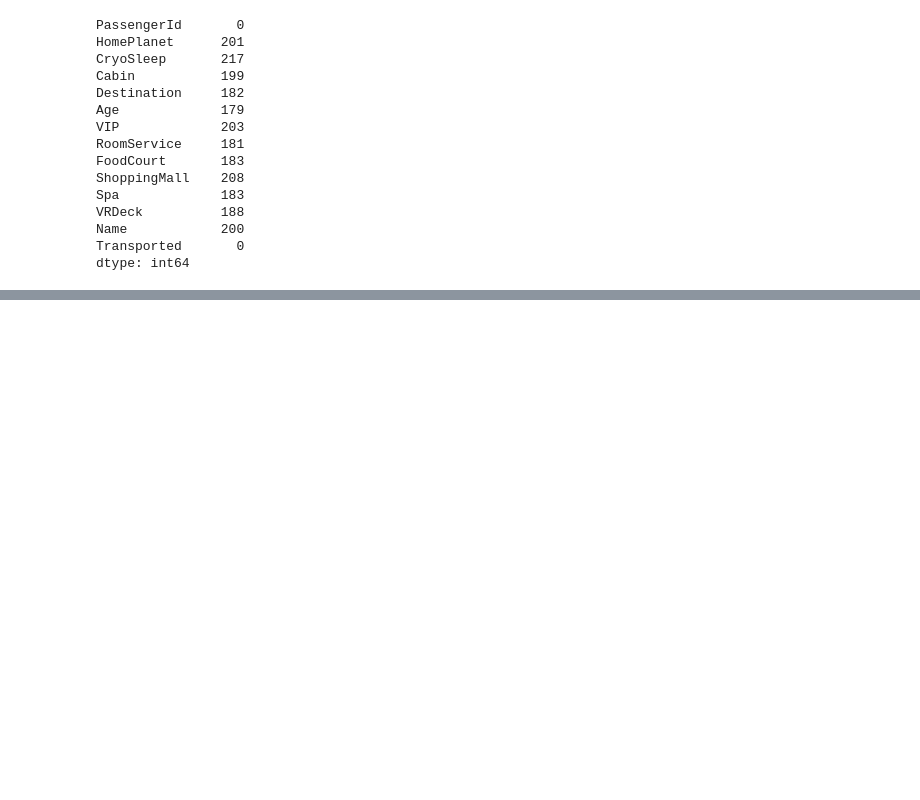
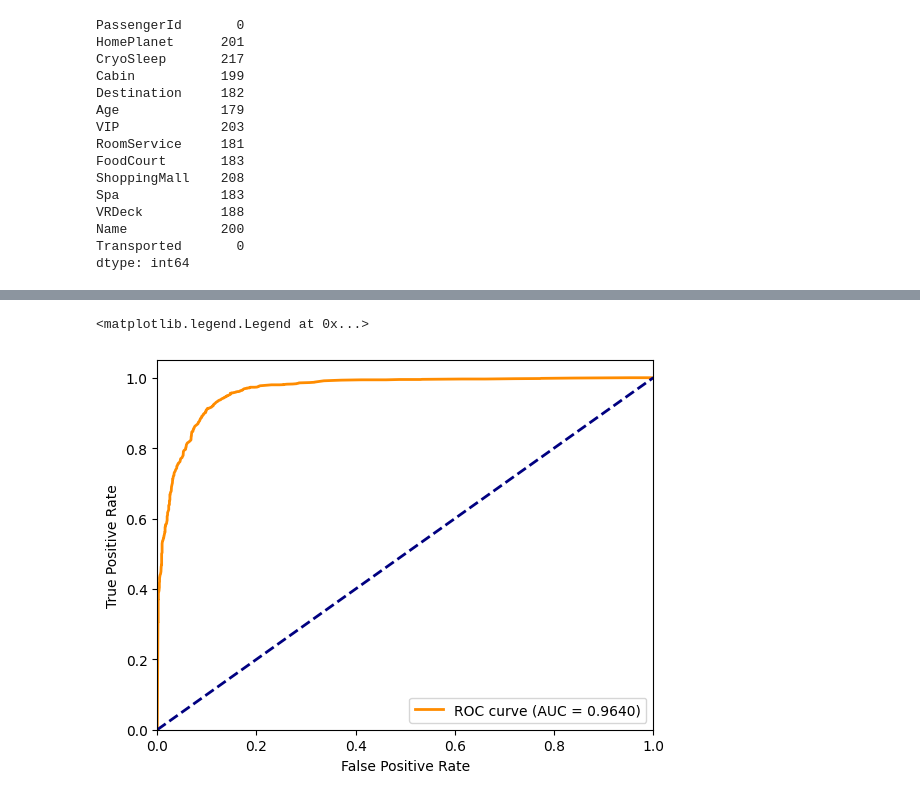
Before and after one commit to sqrtleet/fintech, a Jupyter notebook: spaceship_titanic.ipynb, the cells around one changed output, grey strips where cells are left out. Cells and saved outputs as stored; diff of their text form; code cells hidden in the pictures; blank space fills up the shorter version.

```diff
--- a/spaceship_titanic.ipynb
+++ b/spaceship_titanic.ipynb
@@ -80,0 +127,5 @@ Unique values: [False  True]
+# %%
+scaler = MinMaxScaler()
+x_s = scaler.fit_transform(x)
+test_data_s = scaler.transform(test_data)
+x_s[:5]
@@ -80,0 +136,7 @@ Unique values: [False  True]
+# %%
+x_train, x_test, y_train, y_test = train_test_split(x_s, y, test_size=0.2, random_state=0)
+x_test, x_val, y_test, y_val = train_test_split(x_s, y, test_size=0.5)
+print(x_train.shape, x_test.shape, x_val.shape, y_train.shape, y_test.shape, y_val.shape)
+# %%
+model = RandomForestClassifier(random_state = 0, oob_score = True)
+model.fit(x_train, y_train)
@@ -80,0 +150,3 @@ Unique values: [False  True]
+# %%
+y_val_pred = model.predict_proba(x_val)
+y_val_pred[:10]
@@ -80,0 +164,14 @@ Unique values: [False  True]
+# %%
+fpr, tpr, thresholds = roc_curve(y_val, y_val_pred[:, 1])
+roc_auc = roc_auc_score(y_val, y_val_pred[:, 1])
+
+plt.plot(fpr, tpr, color='darkorange', lw=2, label=f'ROC curve (AUC = {roc_auc:.4f})')
+plt.plot([0, 1], [0, 1], color='navy', lw=2, linestyle='--')
+plt.xlim([0.0, 1.0])
+plt.ylim([0.0, 1.05])
+plt.xlabel('False Positive Rate')
+plt.ylabel('True Positive Rate')
+plt.legend(loc='lower right')
+# %% [output]
+<matplotlib.legend.Legend at 0x...>
+[figure, added]
```
Also changed, not shown: parts of 22 cells of this notebook.
